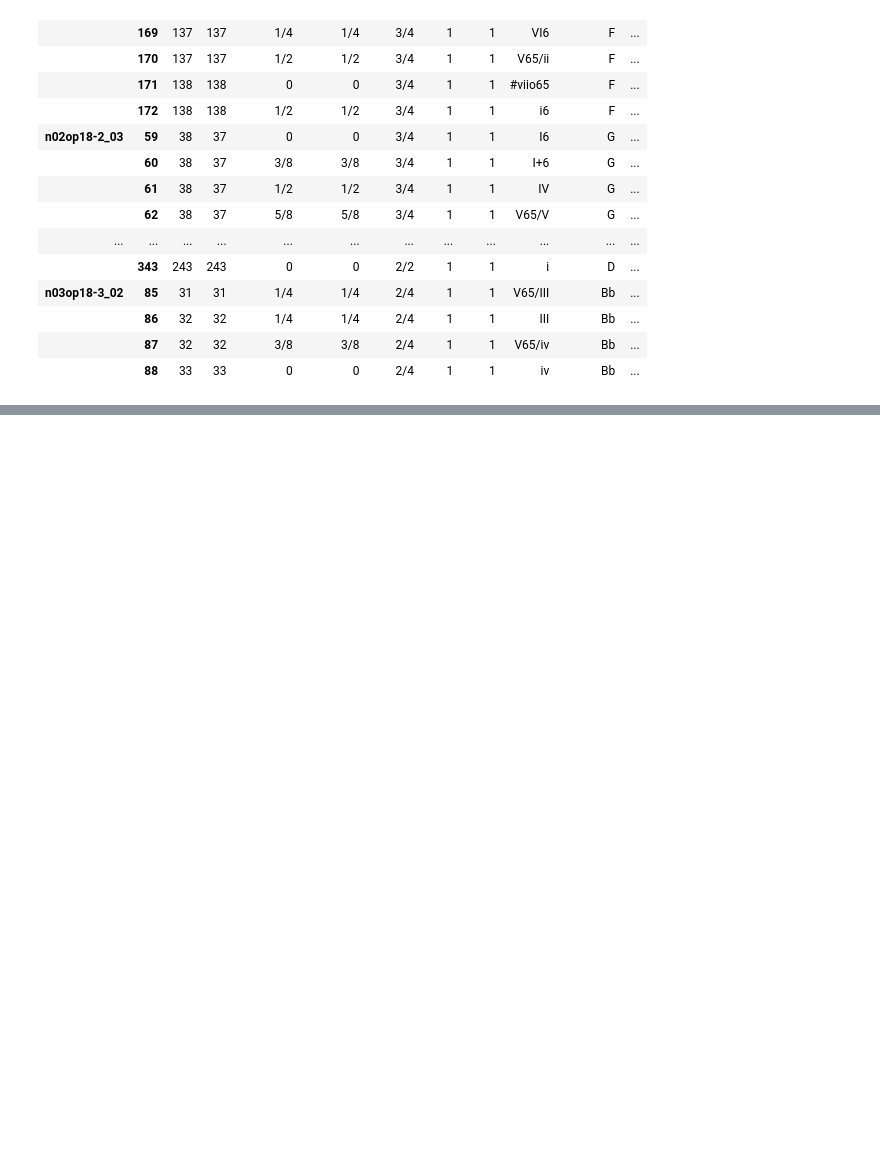
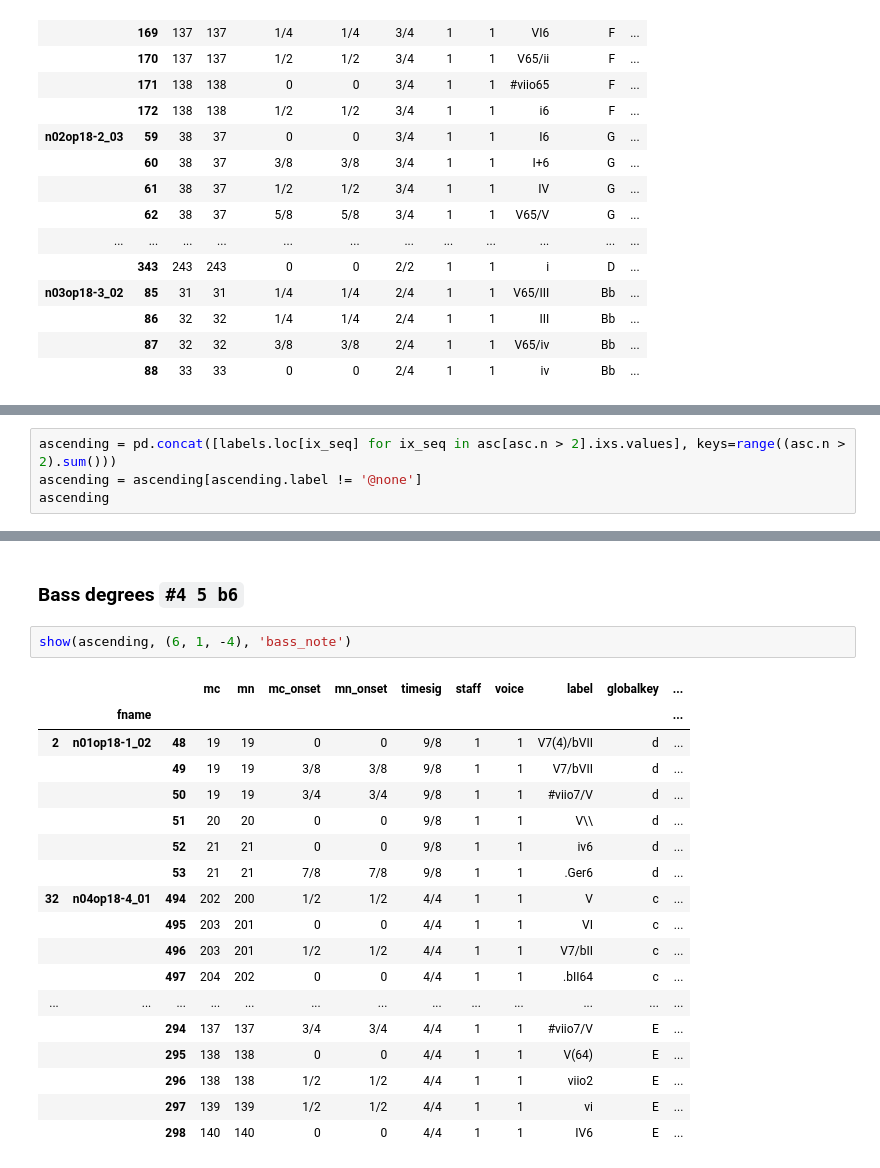
Before and after one commit to DCMLab/coup, a Jupyter notebook: chromatic_bass.ipynb, the cells around one changed output, grey strips where cells are left out. Saved outputs shown, nothing was run; the diff lists cells and outputs as text; blank space fills up the shorter version.

```diff
--- a/chromatic_bass.ipynb
+++ b/chromatic_bass.ipynb
@@ -274,0 +366,4 @@ four_asc.head(30)
+# %%
+ascending = pd.concat([labels.loc[ix_seq] for ix_seq in asc[asc.n > 2].ixs.values], keys=range((asc.n > 2).sum()))
+ascending = ascending[ascending.label != '@none']
+ascending
@@ -274,0 +420,23 @@ four_asc.head(30)
+# %% [markdown]
+### Bass degrees `#4 5 b6`
+# %%
+show(ascending, (6, 1, -4), 'bass_note')
+# %% [output]
+|  |  |  | mc | mn | mc_onset | mn_onset | timesig | staff | voice | label | globalkey | ... |
+|  | fname |  |  |  |  |  |  |  |  |  |  | ... |
+| 2 | n01op18-1_02 | 48 | 19 | 19 | 0 | 0 | 9/8 | 1 | 1 | V7(4)/bVII | d | ... |
+|  |  | 49 | 19 | 19 | 3/8 | 3/8 | 9/8 | 1 | 1 | V7/bVII | d | ... |
+|  |  | 50 | 19 | 19 | 3/4 | 3/4 | 9/8 | 1 | 1 | #viio7/V | d | ... |
+|  |  | 51 | 20 | 20 | 0 | 0 | 9/8 | 1 | 1 | V\\ | d | ... |
+|  |  | 52 | 21 | 21 | 0 | 0 | 9/8 | 1 | 1 | iv6 | d | ... |
+|  |  | 53 | 21 | 21 | 7/8 | 7/8 | 9/8 | 1 | 1 | .Ger6 | d | ... |
+| 32 | n04op18-4_01 | 494 | 202 | 200 | 1/2 | 1/2 | 4/4 | 1 | 1 | V | c | ... |
+|  |  | 495 | 203 | 201 | 0 | 0 | 4/4 | 1 | 1 | VI | c | ... |
+|  |  | 496 | 203 | 201 | 1/2 | 1/2 | 4/4 | 1 | 1 | V7/bII | c | ... |
+|  |  | 497 | 204 | 202 | 0 | 0 | 4/4 | 1 | 1 | .bII64 | c | ... |
+| ... | ... | ... | ... | ... | ... | ... | ... | ... | ... | ... | ... | ... |
+|  |  | 294 | 137 | 137 | 3/4 | 3/4 | 4/4 | 1 | 1 | #viio7/V | E | ... |
+|  |  | 295 | 138 | 138 | 0 | 0 | 4/4 | 1 | 1 | V(64) | E | ... |
+|  |  | 296 | 138 | 138 | 1/2 | 1/2 | 4/4 | 1 | 1 | viio2 | E | ... |
+|  |  | 297 | 139 | 139 | 1/2 | 1/2 | 4/4 | 1 | 1 | vi | E | ... |
+|  |  | 298 | 140 | 140 | 0 | 0 | 4/4 | 1 | 1 | IV6 | E | ... |
```
Also changed, not shown: parts of 17 cells of this notebook.
